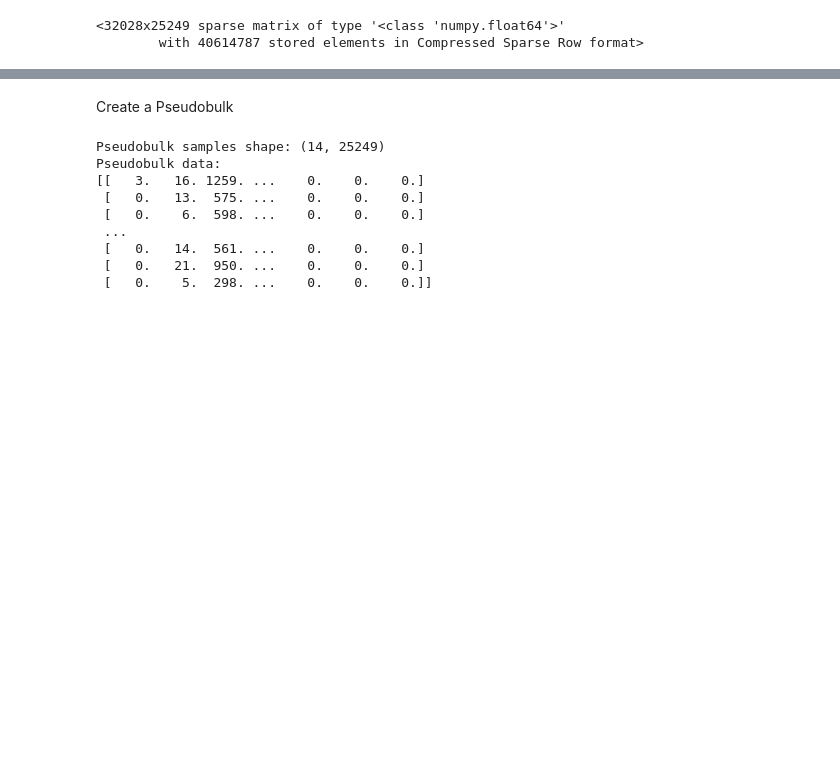
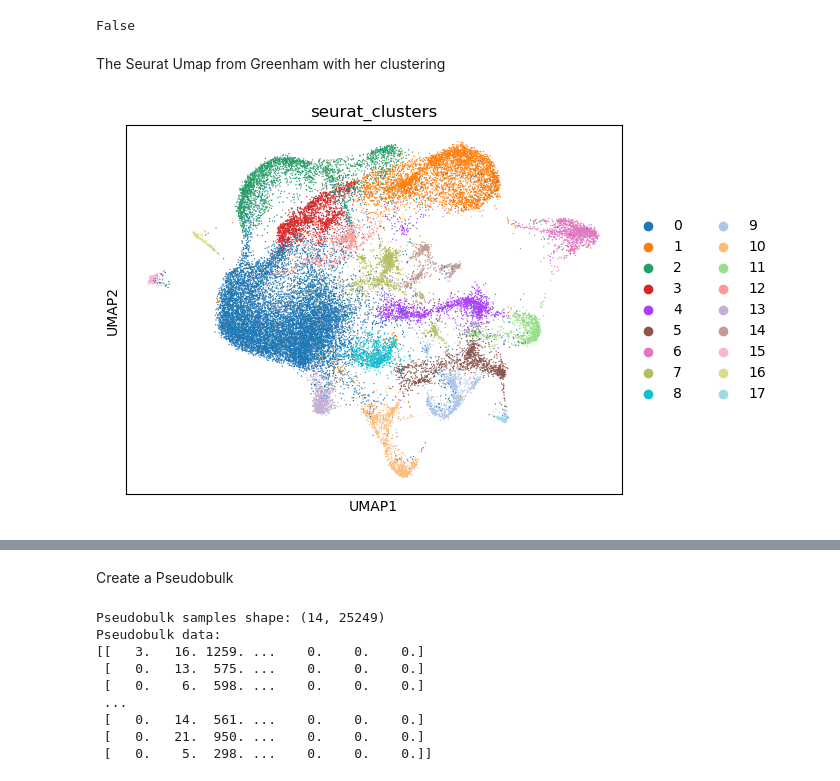
Before and after one commit to HenryHollis/python_ccd_cluster, a Jupyter notebook: Greenham.ipynb, the cells around one changed output, grey strips where cells are left out. Drawn from its saved outputs; the diff is of its cells as text; code cells hidden in the pictures; blank space fills up the shorter version.

```diff
--- a/Greenham.ipynb
+++ b/Greenham.ipynb
@@ -12,8 +12,3 @@ import time
 import math
 # %%
 adata = sc.read_h5ad("Greenham/Data/Greenham.h5ad")
-# %%
-adata.layers['counts']
-# %% [output]
-<32028x25249 sparse matrix of type '<class 'numpy.float64'>'
-        with 40614787 stored elements in Compressed Sparse Row format>
@@ -20,2 +18,12 @@ adata.layers['counts']
+# %%
+np.any(np.isnan(adata.X.data))
+# %% [output]
+False
 # %%
 adata.obs['phase'] = adata.obs['orig.ident'].str.extract(r'(\d+)')[0]
+# %% [markdown]
+The Seurat Umap from Greenham with her clustering
+# %%
+sc.pl.umap(adata, color='seurat_clusters')  # replace 'gene1', 'gene2' with the names of genes or metadata you want to color by
+# %% [output]
+[figure, added]
```
Also changed, not shown: parts of 15 cells of this notebook, 4 other files.
